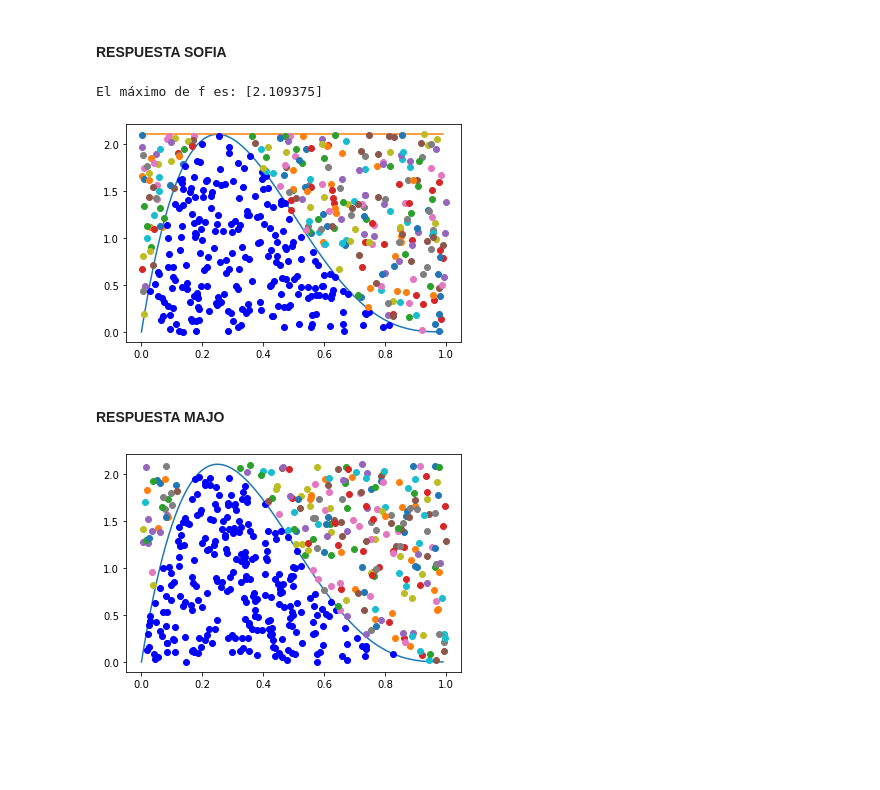
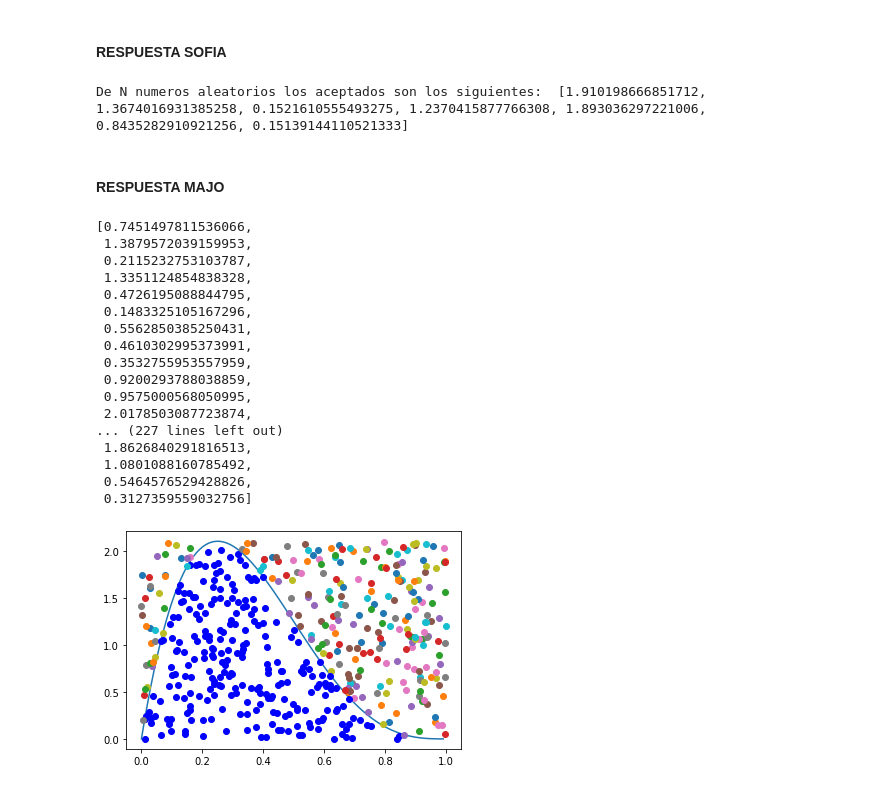
Before and after one commit to Sofiagarciaif/Tarea4_MCantu_SGarcia, a Jupyter notebook: Tarea4.ipynb, the cells around one changed output. Saved outputs shown, nothing was run; the diff lists cells and outputs as text; code cells hidden in the pictures; blank space fills up the shorter version.

```diff
--- a/Tarea4.ipynb
+++ b/Tarea4.ipynb
@@ -620,46 +620,70 @@ max_f = f(optimize.fmin(lambda x:-f(x),5,disp=False))
 # Función t
 t = lambda x: max_f*np.ones(len(x))
 
-# Gráficas de las funciones t(x) y f(x)
-plt.plot(x,f(x),label='f(x)')
-plt.plot(x,t(x),label='t(x)')
-
-print('El máximo de f es:',max_f)
-
 # Validación del método
-N= 500
+N= 10
 R2 = np.random.rand(N)
 R1 = np.random.rand(N)
-Acep_rechazo(R1, R2, f, t)
-# %% [output]
-El máximo de f es: [2.109375]
-[figure, removed]
+# %%
+def Acep_rechazo_mod(R2:'Variables distruidas U~U(0,1)',
+                 R1:'Variables distribuidas como g(x)',
+                 f:'función objetivo a generar',
+                 t:'función que mayora a f'):
+    f_x = f(R1)
+    t_x = t(R1)
+    d = np.zeros(len(R1))
+    condition = R2*t_x <=f_x
+    aceptados=[R2[i]*t_x[i] for i in range(len(R1)) if condition[i]]
+    return aceptados
+
+puntos_aceptados=Acep_rechazo_mod(R2,R1,f2,t)
+print("De N numeros aleatorios los aceptados son los siguientes: ",puntos_aceptados)
+# %% [output]
+De N numeros aleatorios los aceptados son los siguientes:  [1.910198666851712, 1.3674016931385258, 0.1521610555493275, 1.2370415877766308, 1.893036297221006, 0.8435282910921256, 0.15139144110521333]
 # %% [markdown]
 #### RESPUESTA MAJO
 # %%
 n=500 #Numero de puntos y len de la var aleatoria
 f2=lambda x: 20*x*(1-x)**3 #Funcion de densidad
 x=np.arange(0,1,.01) #rango para graficar la funcion
 max_x = optimize.fmin(lambda x: -f2(x), 0,disp=False) #encontrando la x que maximiza la funcion
 max_fun=f2(max_x) #Evaluando la x en la funcion para encontrar cota superior
 R1=np.random.rand(n)
 R2=np.random.rand(n)
 t=lambda x: max_fun*np.ones(len(x))#funcion lineal con la cota superior (maximo de la funcion)
 def Acep_rechazo2(R2:'Variables distruidas U~U(0,1)',
                  R1:'Variables distribuidas como g(x)',
                  f:'función objetivo a generar',
                  t:'función que mayora a f'):
     f_x = f(R1)
     t_x = t(R1)
     condition = R2*t_x <=f_x
     [plt.plot(R1[i],R2[i]*t_x[i],'ob') if condition[i] else plt.plot(R1[i],R2[i]*t_x[i],'o') \
          for i in range(len(R1))]
     w=[R2[i]*t_x[i] for i in range(len(R1)) if condition[i]] #Aqui vamos guardando los valores que si pasan la
     #condicion para despues guardarlos en una variable
     return w
 
     plt.show()
 plt.plot(x,f2(x)) #Graficando la funcion para ver que si sirvio nuestro metodo
 t=Acep_rechazo2(R2,R1,f2,t)#Aqui vive la variable aleatoria X que surge de nuestra funcion f2 de densidad.
+t
 # %% [output]
+[0.7451497811536066,
+ 1.3879572039159953,
+ 0.2115232753103787,
+ 1.3351124854838328,
+ 0.4726195088844795,
+ 0.1483325105167296,
+ 0.5562850385250431,
+ 0.4610302995373991,
+ 0.3532755953557959,
+ 0.9200293788038859,
+ 0.9575000568050995,
+ 2.0178503087723874,
+... (227 lines left out)
+ 1.8626840291816513,
+ 1.0801088160785492,
+ 0.5464576529428826,
+ 0.3127359559032756]
-[figure, old version]
+[figure, new version]
```
